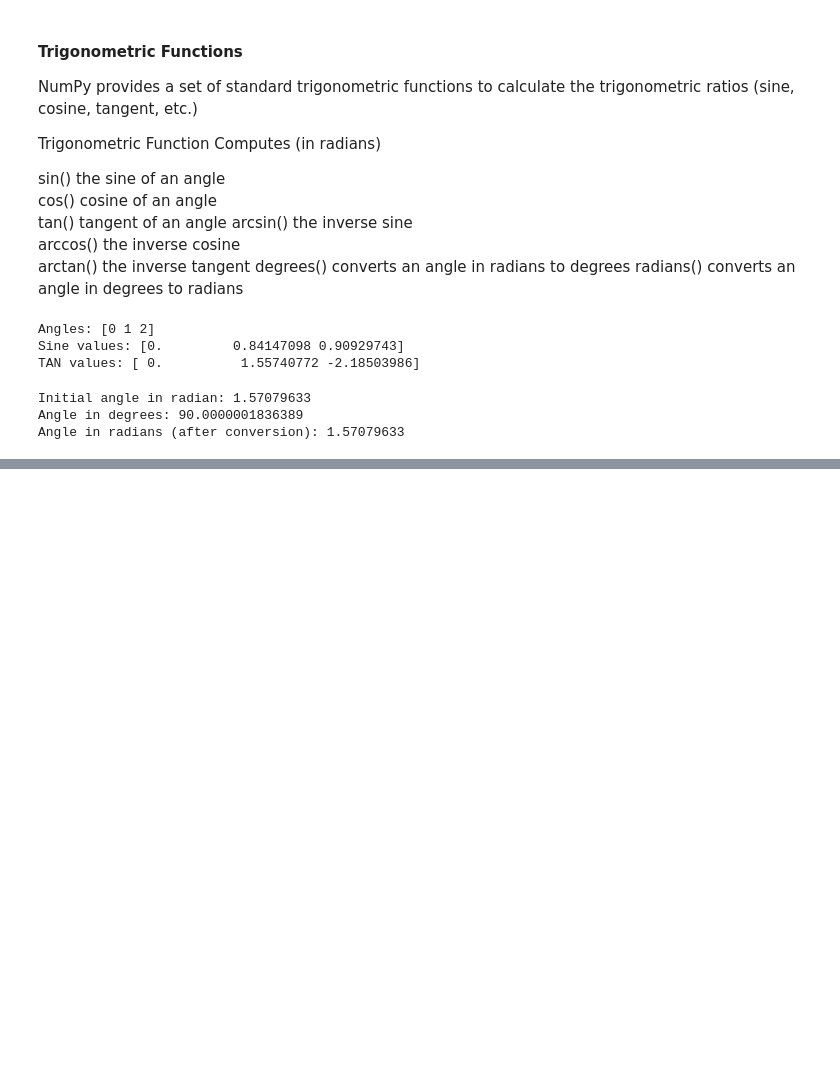
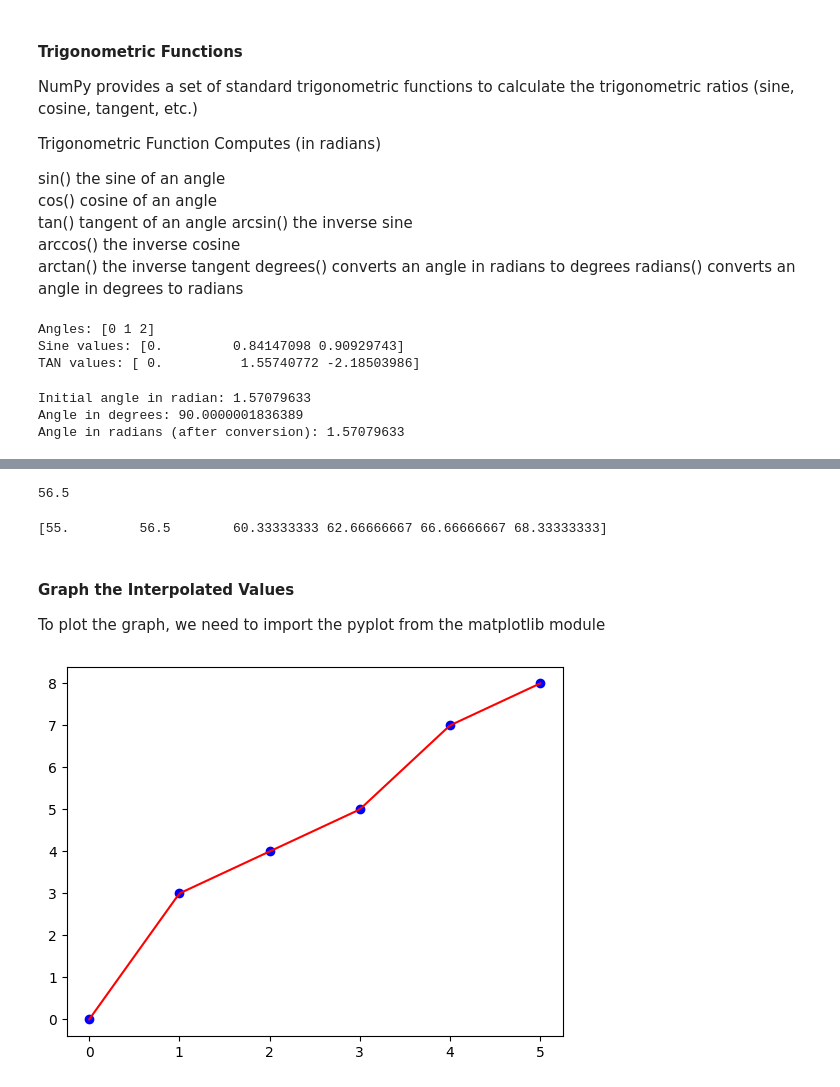
Before and after one commit to Nagendar23/Python-Libraries, a Jupyter notebook: numpy.ipynb, the cells around one changed output, grey strips where cells are left out. Cells and saved outputs as stored; diff of their text form; code cells hidden in the pictures; blank space fills up the shorter version.

```diff
--- a/numpy.ipynb
+++ b/numpy.ipynb
@@ -1335,0 +1848,33 @@ Angle in radians (after conversion): 1.57079633
+# %%
+import numpy as np
+day=np.array([2,4,7])
+gold_price= np.array([55,58,62])
+#find the goldPrice on day 3
+goldPrice_3 = np.interp(3,day, gold_price)
+print(goldPrice_3)
+# %% [output]
+56.5
+# %%
+import numpy as np
+day = np.array([2, 4, 7, 10])
+gold_price = np.array([55, 58, 65, 70])
+interpolate_days = np.array([1, 3, 5, 6, 8, 9])
+interpolated_price= np.interp(interpolate_days, day, gold_price)
+print(interpolated_price)
+# %% [output]
+[55.         56.5        60.33333333 62.66666667 66.66666667 68.33333333]
+# %% [markdown]
+#### Graph the Interpolated Values
+To plot the graph, we need to import the pyplot from the matplotlib module
+# %%
+import numpy as np
+import matplotlib.pyplot as plt
+x = np.array([0, 1, 2, 3, 4, 5])
+y = np.array([0, 3, 4, 5, 7, 8])
+x_interp = np.linspace(x.min(), x.max(), 100)
+y_interp = np.interp(x_interp, x, y)
+plt.plot(x, y, 'bo')
+plt.plot(x_interp, y_interp, 'r-')
+plt.show()
+# %% [output]
+[figure, added]
```
Also changed, not shown: parts of 62 cells of this notebook.
